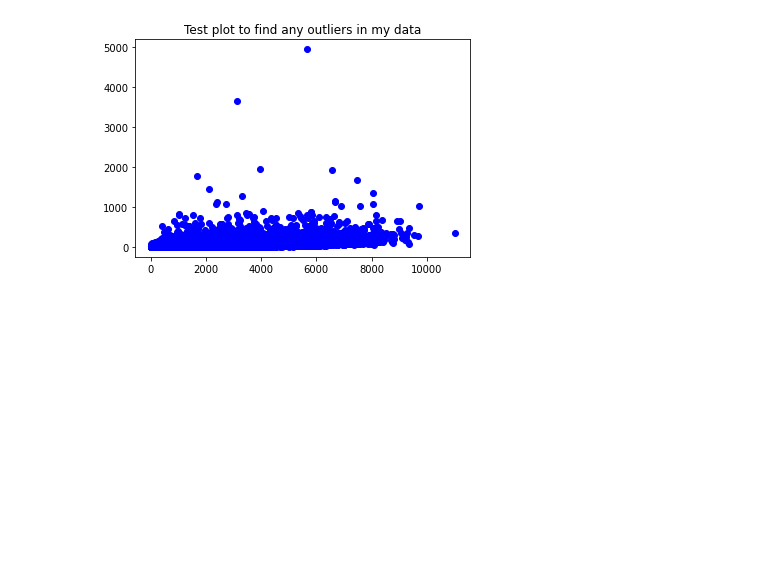
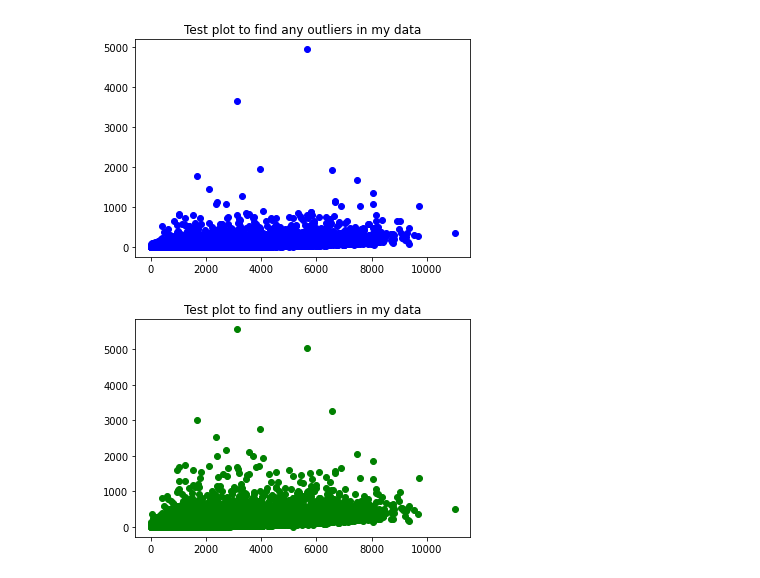
Before and after one commit to OhOmah/Unit-1-Build-Sprint-Exploratory-Data-Analysis, a Jupyter notebook: Build_Week_Omar_Zaffar_DS18.ipynb, the cells around one changed output. Drawn from its saved outputs; the diff is of its cells as text; code cells hidden in the pictures; blank space fills up the shorter version.

```diff
--- a/Build_Week_Omar_Zaffar_DS18.ipynb
+++ b/Build_Week_Omar_Zaffar_DS18.ipynb
@@ -143,3 +143,11 @@ plt.title('Test plot to find any outliers in my data')
 plt.show()
 # %% [output]
 [figure]
+# %%
+# Making another graph to get a deeper understanding of my data
+
+plt.scatter(road['IRATING'], road['TOP25PCNT'], color='g')
+plt.title('Test plot to find any outliers in my data')
+plt.show()
+# %% [output]
+[figure, added]
```
Also changed, not shown: parts of 19 cells of this notebook.
